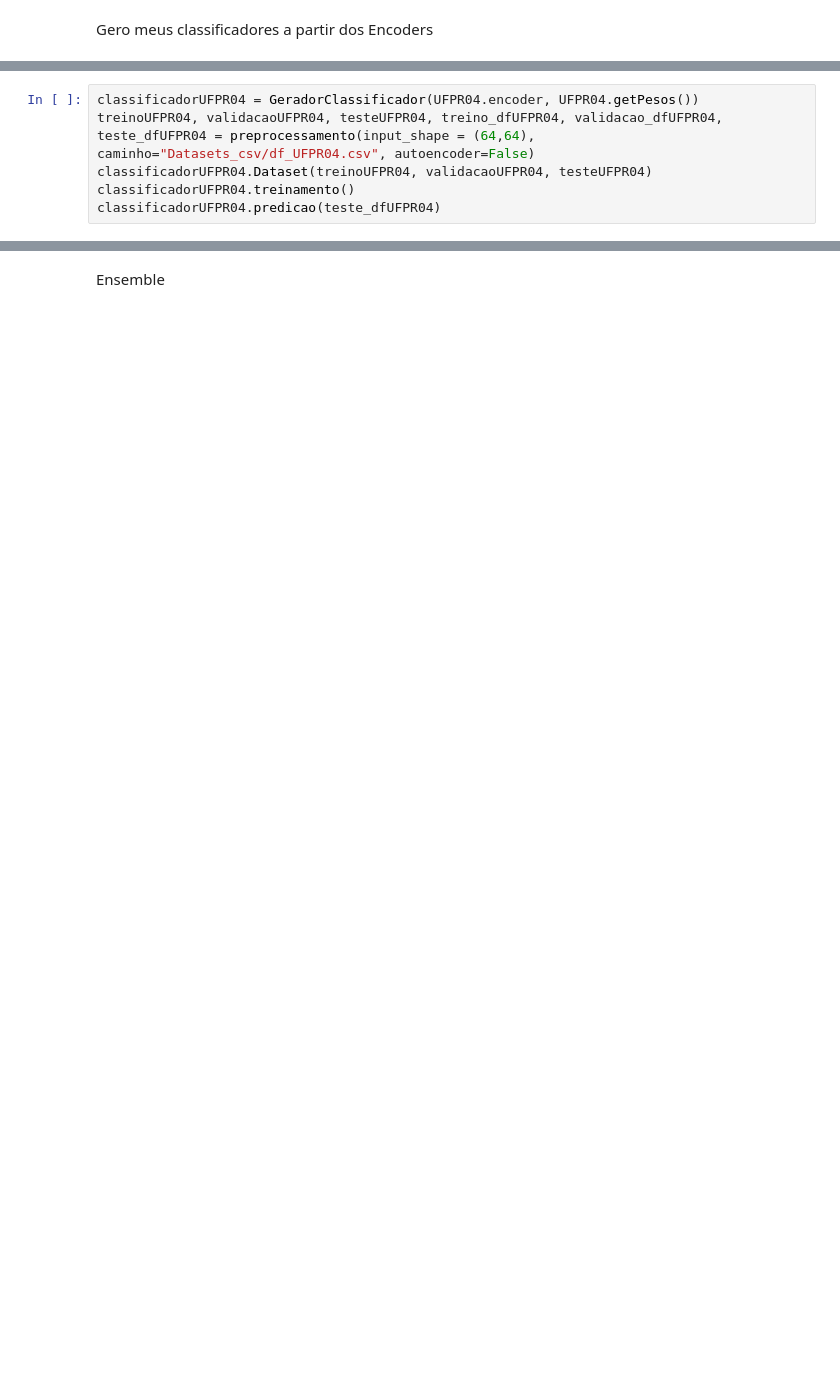
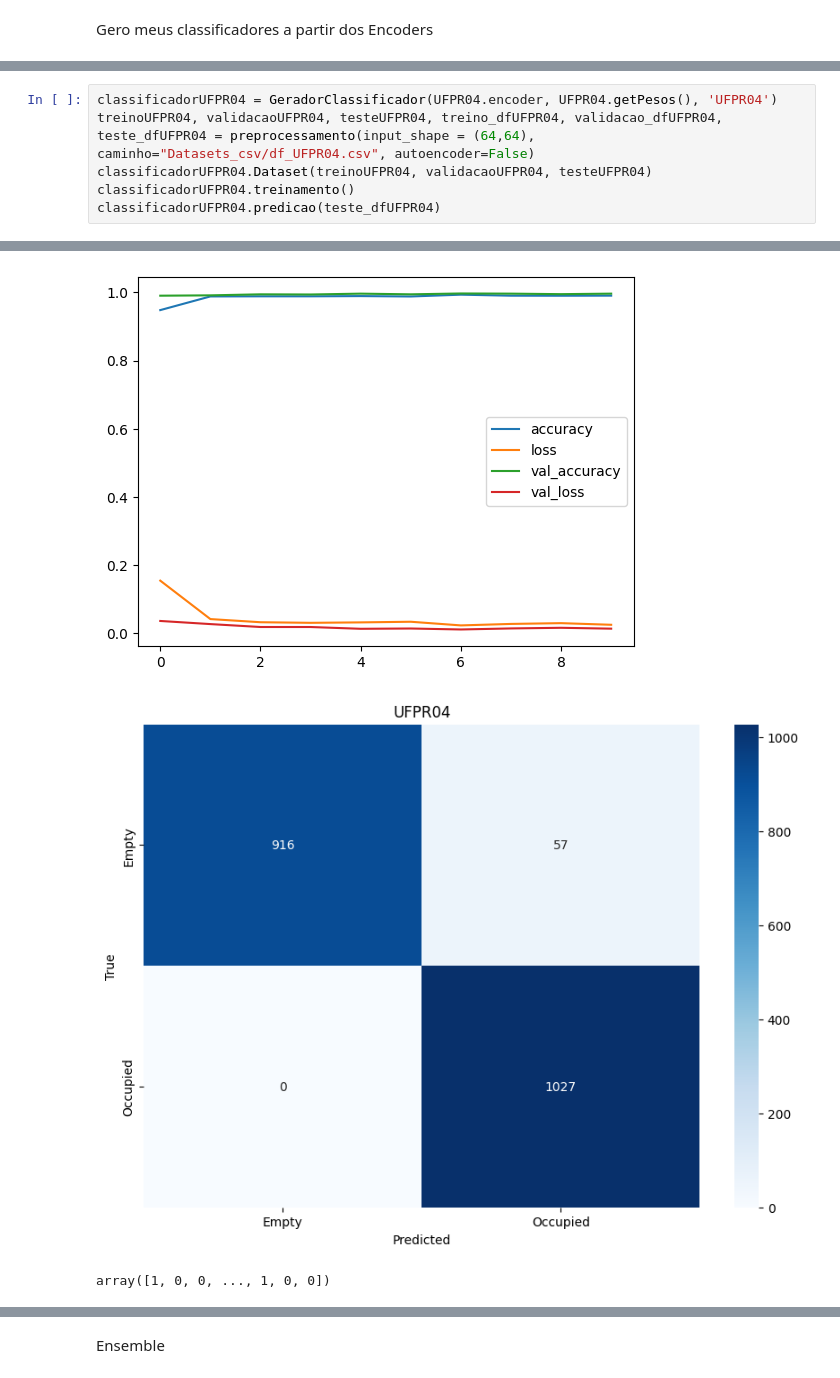
Before and after one commit to Lucas-doc26/ML, a Jupyter notebook: PipelineEnsemble.ipynb, the cells around one changed output, grey strips where cells are left out. Cells and saved outputs as stored; diff of their text form; blank space fills up the shorter version.

```diff
--- a/PipelineEnsemble.ipynb
+++ b/PipelineEnsemble.ipynb
@@ -86,6 +154,7 @@ classificadorPUC.predicao(teste_dfPUC)
 # %%
-classificadorUFPR04 = GeradorClassificador(UFPR04.encoder, UFPR04.getPesos())
+classificadorUFPR04 = GeradorClassificador(UFPR04.encoder, UFPR04.getPesos(), 'UFPR04')
 treinoUFPR04, validacaoUFPR04, testeUFPR04, treino_dfUFPR04, validacao_dfUFPR04, teste_dfUFPR04 = preprocessamento(input_shape = (64,64), caminho="Datasets_csv/df_UFPR04.csv", autoencoder=False)
 classificadorUFPR04.Dataset(treinoUFPR04, validacaoUFPR04, testeUFPR04)
 classificadorUFPR04.treinamento()
 classificadorUFPR04.predicao(teste_dfUFPR04)
+# %% [output]
@@ -92 +192,4 @@ classificadorUFPR04.predicao(teste_dfUFPR04)
+[figure, added]
+[figure, added]
+array([1, 0, 0, ..., 1, 0, 0])
 # %%
```
Also changed, not shown: parts of 18 cells of this notebook, 12 other files.
